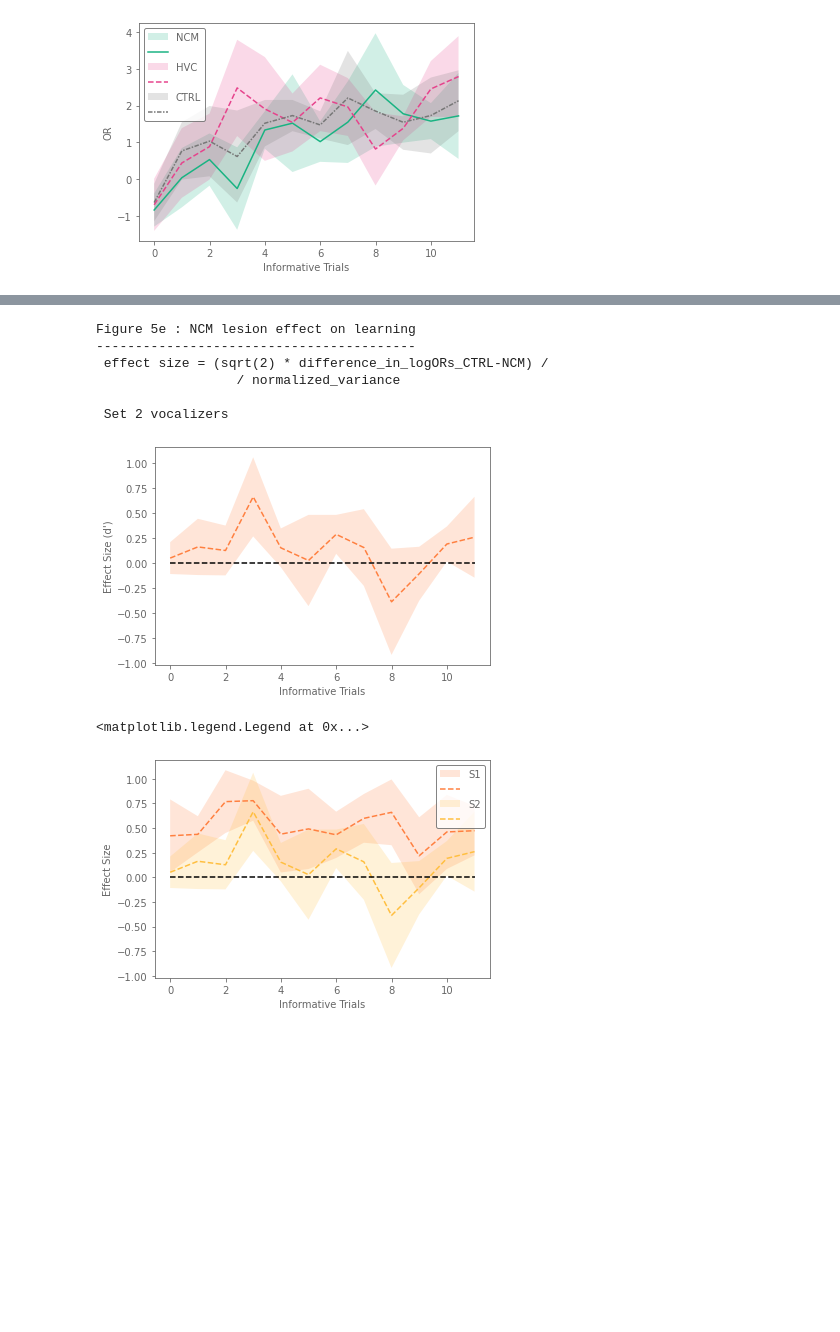
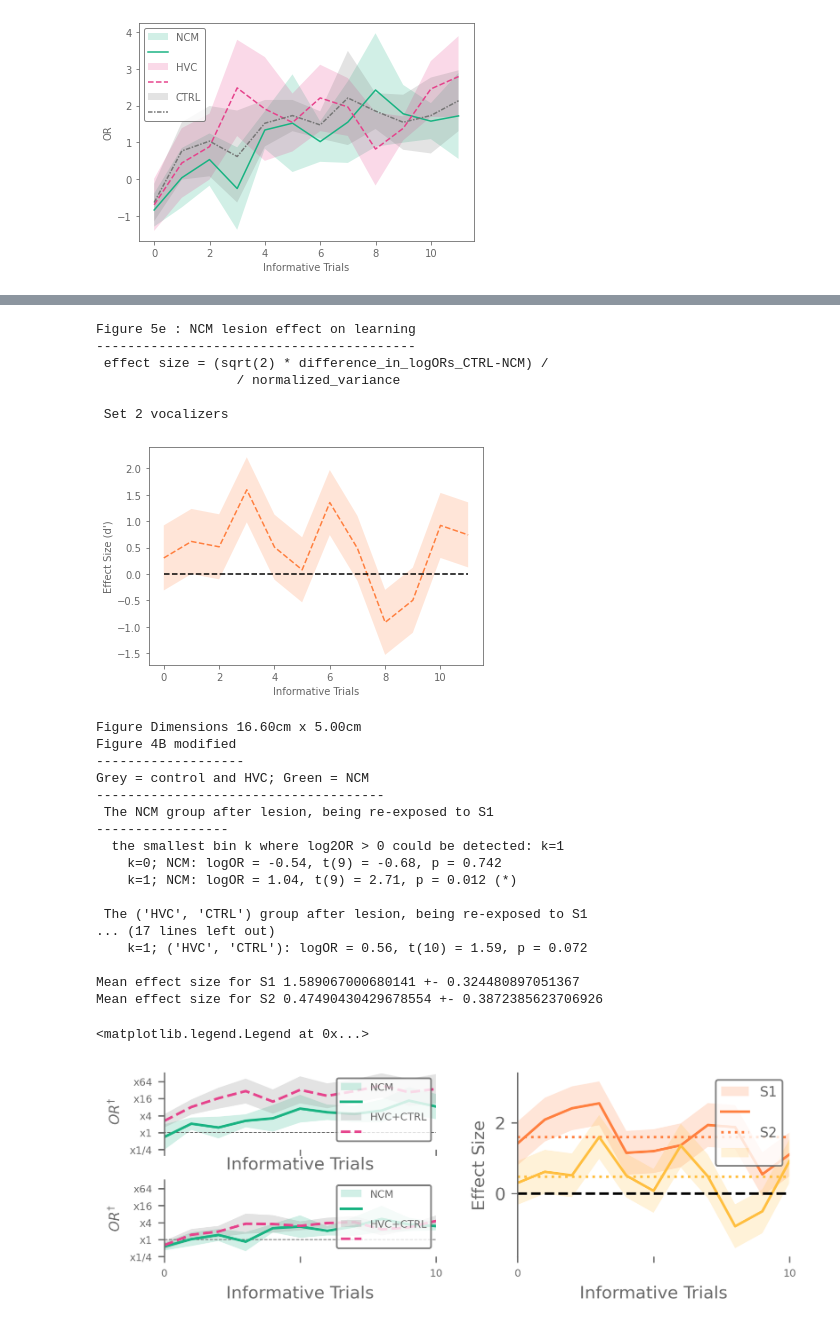
Before and after one commit to theunissenlab/zebra-finch-memory-lesions, a Jupyter notebook: paper_notebooks/Effect_Size_figs.ipynb, the cells around one changed output, grey strips where cells are left out. Cells and saved outputs as stored; diff of their text form; code cells hidden in the pictures; blank space fills up the shorter version.

```diff
--- a/paper_notebooks/Effect_Size_figs.ipynb
+++ b/paper_notebooks/Effect_Size_figs.ipynb
@@ -843,23 +824,20 @@ def fig5e(ax: plt.Axes = None):
     nCTRL = logOR_CTRL["dof"] + 1
     var_NCM = logOR_NCM["SE"]**2 * nNCM
     var_CTRL = logOR_CTRL["SE"]**2 * nCTRL
-    norm_var = np.sqrt(var_NCM * nNCM + var_CTRL * nCTRL / (nNCM + nCTRL))
+    norm_var = np.sqrt((var_NCM * nNCM + var_CTRL * nCTRL) / (nNCM + nCTRL))
     norm_se = norm_var/np.sqrt(nNCM + nCTRL)
 
     # Take the mean of norm_var
     mean_std = norm_var.mean()
 
     # effect size of NCM lesion on memory
-    d_prime = (np.sqrt(2) * diff_logOR) / mean_std
-    SE_average = np.sqrt(2)*norm_se/mean_std
-
-    # an attempt at an SE measurement for d'... I don't think this is right
-    # SE_average = np.sqrt((logOR_NCM["SE"]**2 * logOR_NCM["dof"] + logOR_CTRL["SE"]**2 * logOR_CTRL["dof"]) / (logOR_NCM["dof"] + logOR_CTRL["dof"]))
+    d_prime = (np.sqrt(2) * diff_logOR) / norm_var
+    SE_average = np.sqrt(2)*norm_se/norm_var
 
     shaded_line(
         logOR_NCM["k"],
         d_prime,
-        SE_average,
+        2*SE_average,
         ax=ax,
         line_kwargs={
             "color": [1.0, 0.5, 0.25],
@@ -879,37 +857,77 @@ Figure 5e : NCM lesion effect on learning
                   / normalized_variance
 
  Set 2 vocalizers
-[figure, old version]
+[figure, new version]
 # %%
-ax = plt.gca()
+fig = figure_cm(COL2 - 1, 5, dpi=300)
+hspace = 0.4
+wspace = 0.3
+gridspec_kw = {"hspace": hspace, "wspace": wspace}
+
+# I'm creating a dummy row so that the top row of plots are aligned with the 3A,3B
+axes = fig.subplots(2, 2, sharex=True, sharey= 'col', gridspec_kw=gridspec_kw)
+
+
+fig4b_modified(axes[0][0])
+fig5b_modified(axes[1][0])
+
+gs = axes[0, 1].get_gridspec()
+# remove the underlying axes
+axes[0][1].remove()
+axes[1][1].remove()
+
+ax = fig.add_subplot(gs[:, 1])
 
 shaded_line(
         k,
         d_prime_S1,
-        SE_S1,
+        2*SE_S1,
         ax=ax,
         line_kwargs={
             "color": [1.0, 0.5, 0.25],
-            "linestyle": LINEMAP["HVC"],
+            "linestyle": '-',
         }
     )
+ax.plot(k, np.mean(d_prime_S1)*np.ones(k.shape), color = [1.0, 0.5, 0.25], linestyle = ':' )
+print('Mean effect size for S1', np.mean(d_prime_S1), '+-', 2*np.std(d_prime_S1)/np.sqrt(len(d_prime_S1)))
 
 shaded_line(
         k,
         d_prime_S2,
-        SE_S2,
+        2*SE_S2,
         ax=ax,
         line_kwargs={
             "color": [1.0, 0.75, 0.25],
 
-            "linestyle": LINEMAP["HVC"],
+            "linestyle": '-',
         }
     )
+ax.plot(k, np.mean(d_prime_S2)*np.ones(k.shape), color = [1.0, 0.75, 0.25], linestyle = ':' )
+print('Mean effect size for S2', np.mean(d_prime_S2), '+-', 2*np.std(d_prime_S2)/np.sqrt(len(d_prime_S2)))
 
-ax.plot([0, 11], [0, 0], color='k', linestyle='--')
 ax.set_ylabel("Effect Size", fontsize=10)
 ax.set_xlabel("Informative Trials", fontsize=10)
-plt.legend(["S1", "", "S2",""])
+ax.plot([0, 10], [0, 0], linestyle='--', color='k')
+draw_k_axis(k_max=11, ax=ax)
+border(ax, 1, 0, 0, 0)
+ax.legend(["S1", "", "S2",""], fontsize=8)
 # %% [output]
-<matplotlib.legend.Legend at 0x...>
+Figure Dimensions 16.60cm x 5.00cm
+Figure 4B modified
+-------------------
+Grey = control and HVC; Green = NCM
+-------------------------------------
+ The NCM group after lesion, being re-exposed to S1
+-----------------
+  the smallest bin k where log2OR > 0 could be detected: k=1
+    k=0; NCM: logOR = -0.54, t(9) = -0.68, p = 0.742
+    k=1; NCM: logOR = 1.04, t(9) = 2.71, p = 0.012 (*)
+
+ The ('HVC', 'CTRL') group after lesion, being re-exposed to S1
+... (17 lines left out)
+    k=1; ('HVC', 'CTRL'): logOR = 0.56, t(10) = 1.59, p = 0.072
+
+Mean effect size for S1 1.589067000680141 +- 0.324480897051367
+Mean effect size for S2 0.47490430429678554 +- 0.3872385623706926
+<matplotlib.legend.Legend at 0x...>
-[figure, old version]
+[figure, new version]
```
Also changed, not shown: parts of 14 cells of this notebook, 2 other files.
